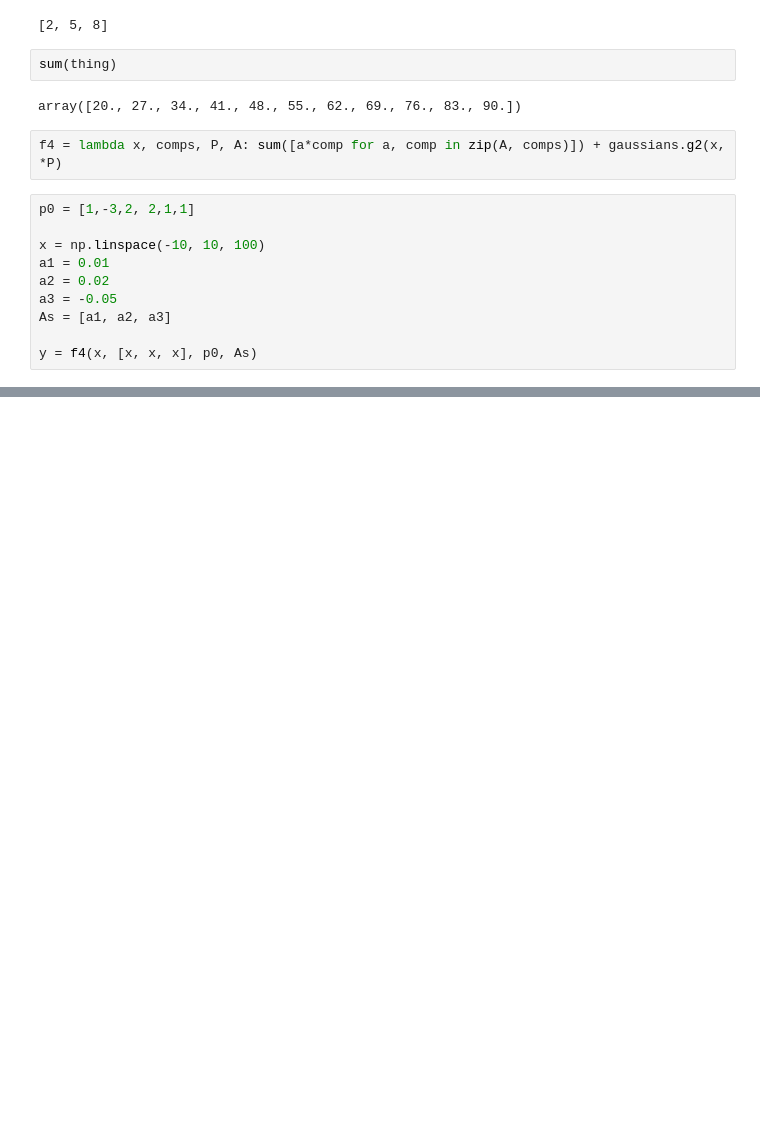
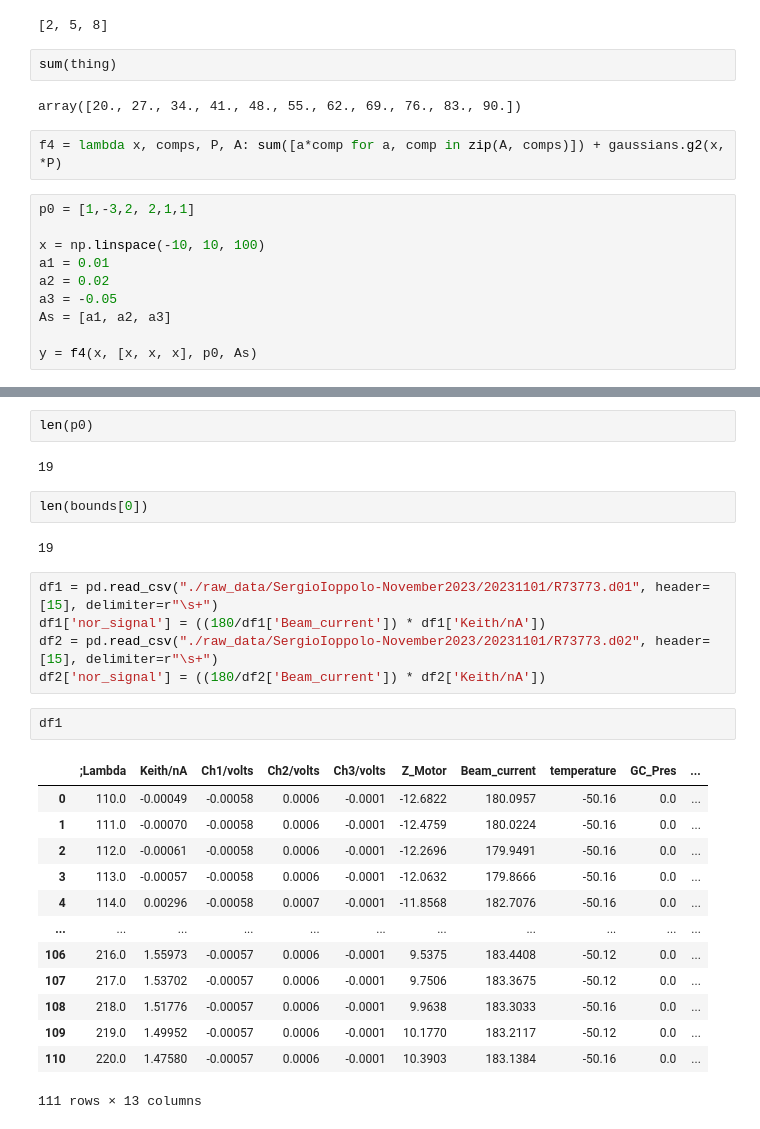
Before and after one commit to cassidy-andrew/AU-UV_ices, a Jupyter notebook: playground.ipynb, the cells around one changed output, grey strips where cells are left out. Saved outputs shown, nothing was run; the diff lists cells and outputs as text; blank space fills up the shorter version.

```diff
--- a/playground.ipynb
+++ b/playground.ipynb
@@ -754,0 +1038,29 @@ ax.plot(x, y)
+# %%
+len(p0)
+# %% [output]
+19
+# %%
+len(bounds[0])
+# %% [output]
+19
+# %%
+df1 = pd.read_csv("./raw_data/SergioIoppolo-November2023/20231101/R73773.d01", header=[15], delimiter=r"\s+")
+df1['nor_signal'] = ((180/df1['Beam_current']) * df1['Keith/nA'])
+df2 = pd.read_csv("./raw_data/SergioIoppolo-November2023/20231101/R73773.d02", header=[15], delimiter=r"\s+")
+df2['nor_signal'] = ((180/df2['Beam_current']) * df2['Keith/nA'])
+# %%
+df1
+# %% [output]
+|  | ;Lambda | Keith/nA | Ch1/volts | Ch2/volts | Ch3/volts | Z_Motor | Beam_current | temperature | GC_Pres | ... |
+| 0 | 110.0 | -0.00049 | -0.00058 | 0.0006 | -0.0001 | -12.6822 | 180.0957 | -50.16 | 0.0 | ... |
+| 1 | 111.0 | -0.00070 | -0.00058 | 0.0006 | -0.0001 | -12.4759 | 180.0224 | -50.16 | 0.0 | ... |
+| 2 | 112.0 | -0.00061 | -0.00058 | 0.0006 | -0.0001 | -12.2696 | 179.9491 | -50.16 | 0.0 | ... |
+| 3 | 113.0 | -0.00057 | -0.00058 | 0.0006 | -0.0001 | -12.0632 | 179.8666 | -50.16 | 0.0 | ... |
+| 4 | 114.0 | 0.00296 | -0.00058 | 0.0007 | -0.0001 | -11.8568 | 182.7076 | -50.16 | 0.0 | ... |
+| ... | ... | ... | ... | ... | ... | ... | ... | ... | ... | ... |
+| 106 | 216.0 | 1.55973 | -0.00057 | 0.0006 | -0.0001 | 9.5375 | 183.4408 | -50.12 | 0.0 | ... |
+| 107 | 217.0 | 1.53702 | -0.00057 | 0.0006 | -0.0001 | 9.7506 | 183.3675 | -50.12 | 0.0 | ... |
+| 108 | 218.0 | 1.51776 | -0.00057 | 0.0006 | -0.0001 | 9.9638 | 183.3033 | -50.16 | 0.0 | ... |
+| 109 | 219.0 | 1.49952 | -0.00057 | 0.0006 | -0.0001 | 10.1770 | 183.2117 | -50.12 | 0.0 | ... |
+| 110 | 220.0 | 1.47580 | -0.00057 | 0.0006 | -0.0001 | 10.3903 | 183.1384 | -50.16 | 0.0 | ... |
+111 rows × 13 columns
```
Also changed, not shown: parts of 13 cells of this notebook, 15 other files.
